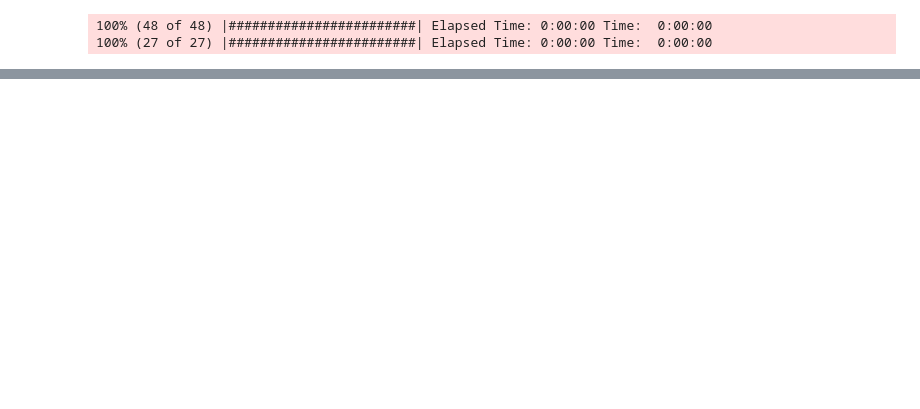
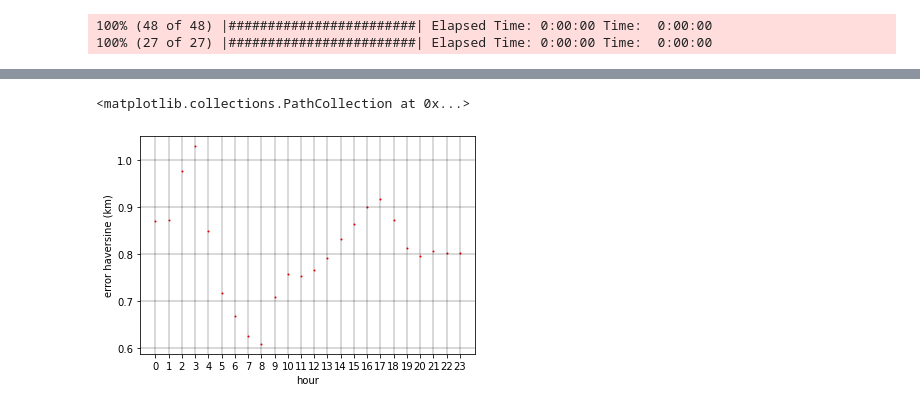
Before and after one commit to wwebeam6508/Development-of-Predictive-Model-for-Trip-Destination-of-Dockless-Shared-Scooters, a Jupyter notebook: Model_Retraining-Non-Saperate.ipynb, the cells around one changed output, grey strips where cells are left out. Saved outputs shown, nothing was run; the diff lists cells and outputs as text; code cells hidden in the pictures; blank space fills up the shorter version.

```diff
--- a/Model_Retraining-Non-Saperate.ipynb
+++ b/Model_Retraining-Non-Saperate.ipynb
@@ -55,5 +58,7 @@ for index, row in progressbar.progressbar(data_set.iterrows()):
     map_end[index][pos_lat, pos_lng] = 255
     map_end[index] = np.fliplr(map_end[index])
 
+
 map_end = np.asarray(map_end)
+map_end_re = map_end.reshape(len(map_end), -1)
 # %% [output]
@@ -342,0 +330,10 @@ NameError: name 'y_test' is not defined
+# %%
+import matplotlib.pyplot as plt
+
+plt.xlabel('hour')
+plt.ylabel('error haversine (km)')
+plt.grid(color='black', linestyle='-', linewidth=0.3)
+plt.scatter(['0','1','2','3','4','5','6','7','8','9','10','11','12','13','14','15','16','17','18','19','20','21','22','23'], mae_rate_hour[:,0], color='r', s= 1)
+# %% [output]
+<matplotlib.collections.PathCollection at 0x...>
+[figure, added]
```
Also changed, not shown: parts of 16 cells of this notebook.
